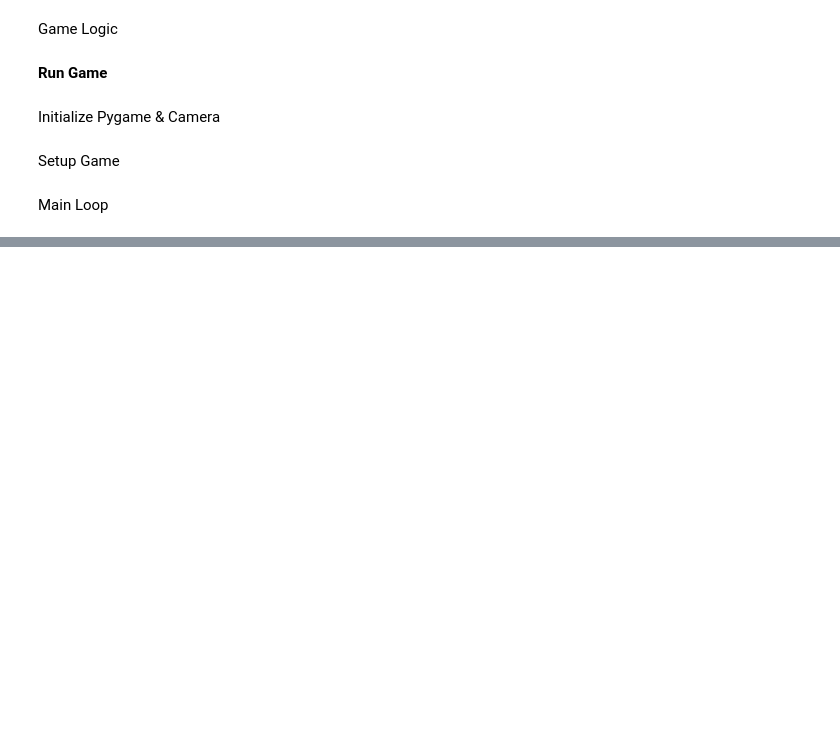
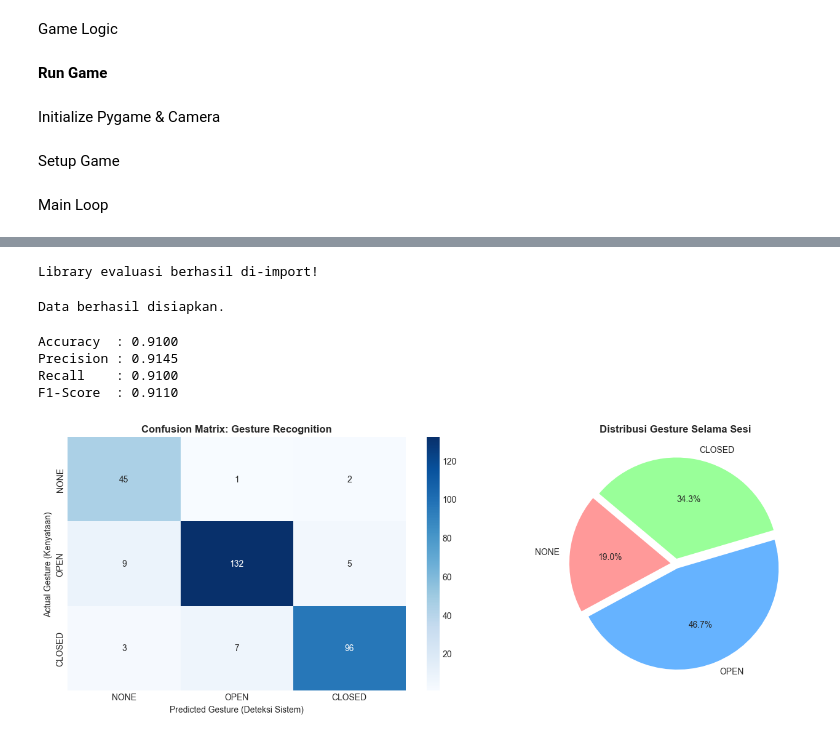
Before and after one commit to jstn77/Air-Blocks-Hand-Gesture-Tracking-Block-Puzzle-Games, a Jupyter notebook: main.ipynb, the cells around one changed output, grey strips where cells are left out. Cells and saved outputs as stored; diff of their text form; code cells hidden in the pictures; blank space fills up the shorter version.

Commit message:
add evaluate and visualisasion

```diff
--- a/main.ipynb
+++ b/main.ipynb
@@ -458,0 +464,80 @@ Error:
+# %%
+# Import library yang dibutuhkan untuk visualisasi dan metrik
+import numpy as np
+import matplotlib.pyplot as plt
+import seaborn as sns
+from sklearn.metrics import accuracy_score, precision_score, recall_score, f1_score, confusion_matrix
+
+# Setup tema grafik agar terlihat modern
+plt.style.use('seaborn-v0_8-whitegrid')
+print("Library evaluasi berhasil di-import!")
+# %% [output]
+Library evaluasi berhasil di-import!
+# %%
+# =====================================================================
+# DATA LOGGING (Ganti dengan variabel log dari sesi game Anda)
+# =====================================================================
+
+# 1. Data Hand Tracking CV (0: NONE, 1: OPEN, 2: CLOSED)
+labels_map = {0: 'NONE', 1: 'OPEN', 2: 'CLOSED'}
+ground_truth = np.random.choice([0, 1, 2], size=300, p=[0.15, 0.45, 0.40]) # Label manual
+predicted = ground_truth.copy() # Hasil deteksi mediapipe
+noise_indices = np.random.choice(300, size=40, replace=False)
+predicted[noise_indices] = np.random.choice([0, 1, 2], size=40)
+
+# 2. Data Game Performance
+kumpulan_skor = np.clip(np.random.normal(loc=1200, scale=400, size=150).astype(int), 100, 3000)
+total_valid_drop = 450
+total_invalid_drop = 85
+
+# 3. Data Block Analysis
+nama_blok = ['1x1', '2x2', '3x3', 'Line Horiz', 'Line Vert', 'L-Shape']
+frekuensi_blok = np.random.randint(80, 150, size=len(nama_blok))
+
+# 4. Data Grid & FPS
+x, y = np.meshgrid(np.linspace(-1, 1, 8), np.linspace(-1, 1, 8))
+jarak_ke_tengah = np.sqrt(x*x + y*y)
+grid_akumulasi = np.abs((np.exp(-(jarak_ke_tengah**2 / 0.5)) * 100 + np.random.normal(0, 5, (8,8))).astype(int))
+
+log_fps = np.clip(np.random.normal(loc=29.5, scale=1.5, size=500), 18, 31)
+
+print("Data berhasil disiapkan.")
+# %% [output]
+Data berhasil disiapkan.
+# %%
+# Menghitung Metrik Evaluasi
+acc = accuracy_score(ground_truth, predicted)
+prec = precision_score(ground_truth, predicted, average='weighted', zero_division=0)
+rec = recall_score(ground_truth, predicted, average='weighted', zero_division=0)
+f1 = f1_score(ground_truth, predicted, average='weighted', zero_division=0)
+
+print(f"Accuracy  : {acc:.4f}")
+print(f"Precision : {prec:.4f}")
+print(f"Recall    : {rec:.4f}")
+print(f"F1-Score  : {f1:.4f}\n")
+
+fig_cv, axs_cv = plt.subplots(1, 2, figsize=(14, 5))
+
+# Confusion Matrix
+cm = confusion_matrix(ground_truth, predicted)
+sns.heatmap(cm, annot=True, fmt='d', cmap='Blues', ax=axs_cv[0],
+            xticklabels=['NONE', 'OPEN', 'CLOSED'], yticklabels=['NONE', 'OPEN', 'CLOSED'])
+axs_cv[0].set_title("Confusion Matrix: Gesture Recognition", fontweight='bold')
+axs_cv[0].set_xlabel("Predicted Gesture (Deteksi Sistem)")
+axs_cv[0].set_ylabel("Actual Gesture (Kenyataan)")
+
+# Distribusi Gesture
+unique_gestures, counts_gestures = np.unique(predicted, return_counts=True)
+label_pie = [labels_map[u] for u in unique_gestures]
+axs_cv[1].pie(counts_gestures, labels=label_pie, autopct='%1.1f%%',
+              colors=['#ff9999','#66b3ff','#99ff99'], startangle=140, explode=[0.05]*len(label_pie))
+axs_cv[1].set_title("Distribusi Gesture Selama Sesi", fontweight='bold')
+
+plt.tight_layout()
+plt.show()
+# %% [output]
+Accuracy  : 0.9100
+Precision : 0.9145
+Recall    : 0.9100
+F1-Score  : 0.9110
+[figure, added]
```
Also changed, not shown: parts of 6 cells of this notebook, 1 other file.
